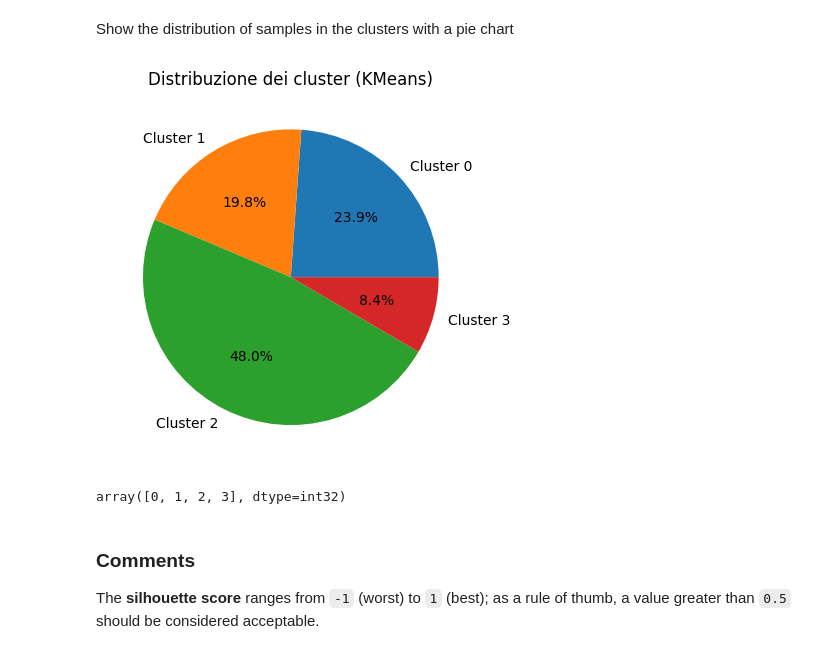
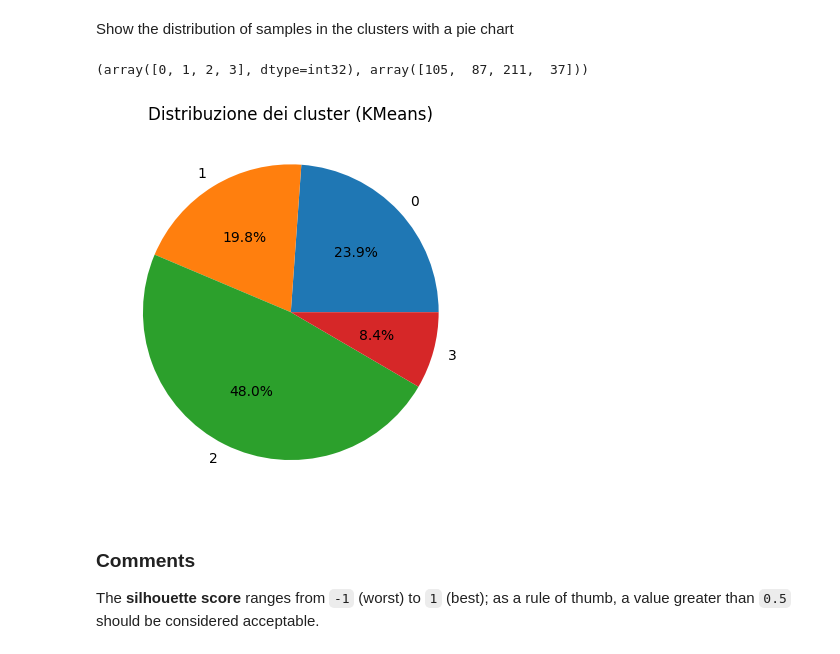
Before and after one commit to koltrakak-learning-repos/MLDM_learning_repo, a Jupyter notebook: Machine Learning/labs/Lab-topic-5-clustering/lab5-clustering_kmeans_nocode.ipynb, the cells around one changed output. Drawn from its saved outputs; the diff is of its cells as text; code cells hidden in the pictures.

```diff
--- a/Machine Learning/labs/Lab-topic-5-clustering/lab5-clustering_kmeans_nocode.ipynb
+++ b/Machine Learning/labs/Lab-topic-5-clustering/lab5-clustering_kmeans_nocode.ipynb
@@ -244,26 +277,30 @@ kmeans.inertia_, silhouette_score(df, labels)
 (54.49187342996634, 0.49362944778631657)
 # %% [markdown]
 Show the distribution of samples in the clusters with a pie chart
+# %%
+clust_sizes_km = np.unique(labels,return_counts=True)
+clust_sizes_km
+# %% [output]
+(array([0, 1, 2, 3], dtype=int32), array([105,  87, 211,  37]))
 # %%
 # Un buon esperimento è quello di vedere come cambia la distribuzione se non facciamo preprocessing
 import matplotlib.pyplot as plt
 import pandas as pd
 
 
 # conteggio delle occorrenze per ogni cluster
-counts = pd.Series(labels).value_counts().sort_index()
+clust_sizes_km = np.unique(labels,return_counts=True)
 
 # pie chart
 plt.pie(
-    counts,
-    labels=[f"Cluster {i}" for i in np.unique(labels)],
+    clust_sizes_km[1],
+    labels=clust_sizes_km[0],
     autopct='%1.1f%%', # percentuali delle fette
 )
 plt.title("Distribuzione dei cluster (KMeans)")
 plt.show()
 # %% [output]
-[figure, old version]
+[figure, new version]
-array([0, 1, 2, 3], dtype=int32)
 # %%
 ### mostriamo anche il risultato di plot_silhouette_w_mean.py
 import plot_silhouette_w_mean
```
Also changed, not shown: parts of 3 cells of this notebook, 6 other files.
